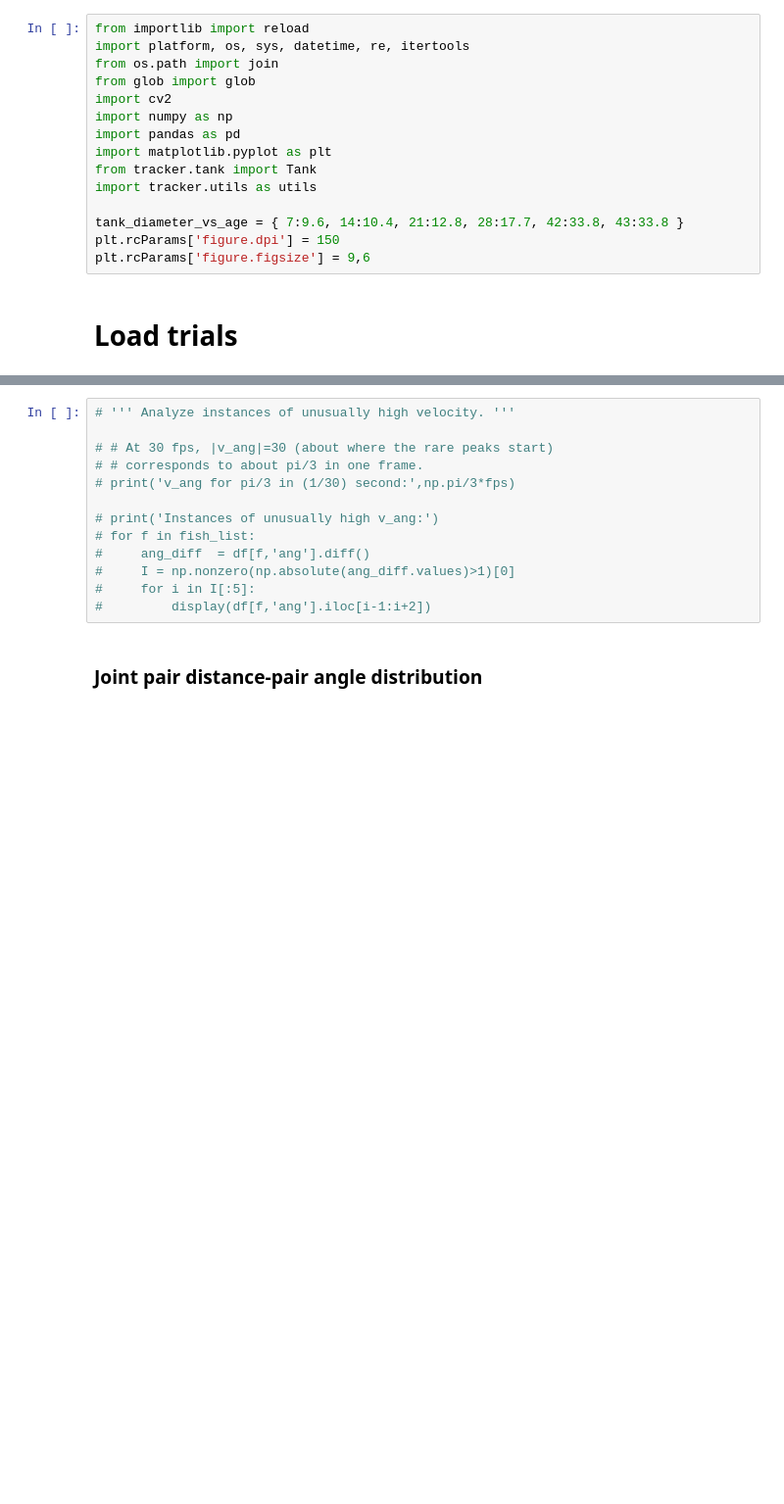
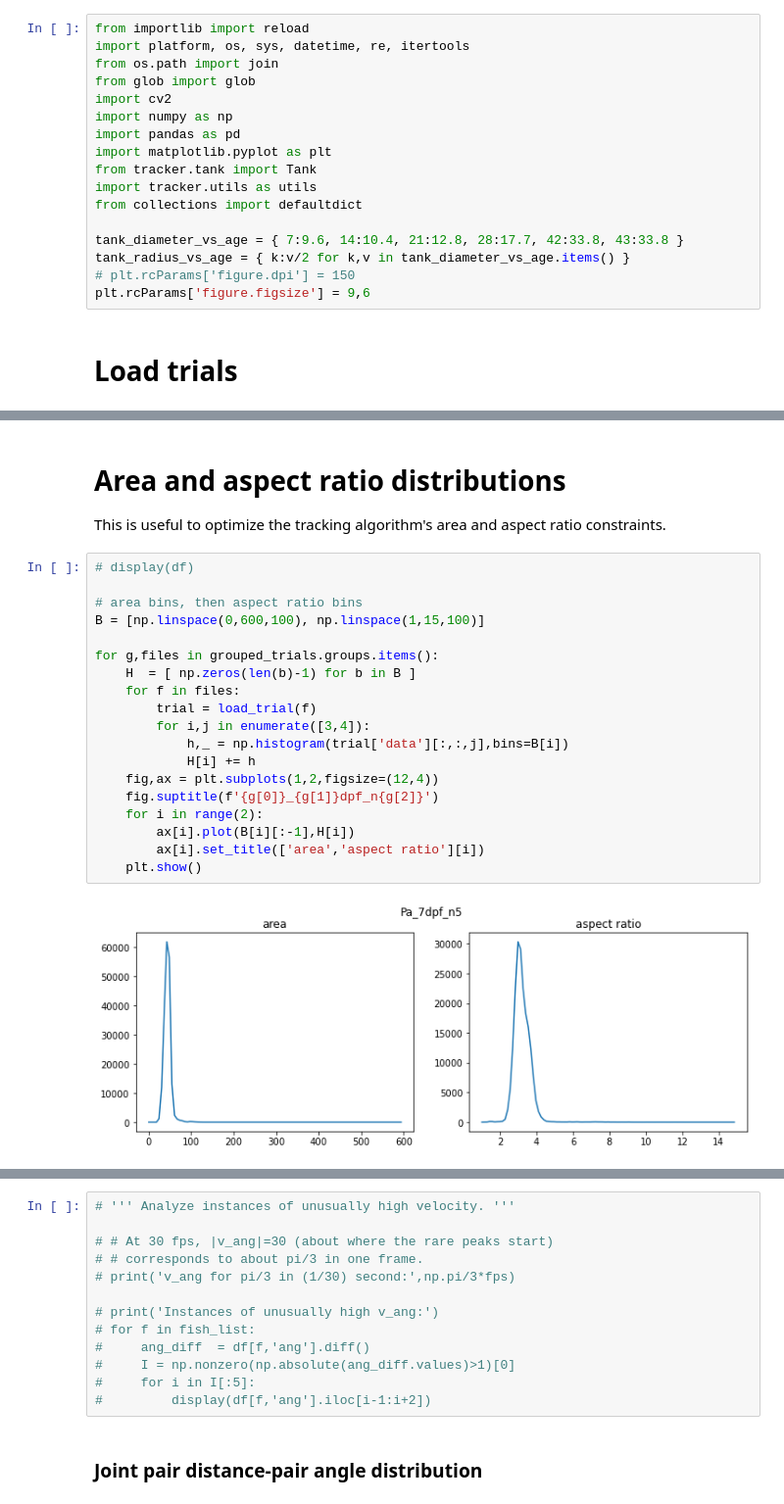
Before and after one commit to yffily/trilab-tracker, a Jupyter notebook: analyze.ipynb, the cells around one changed output, grey strips where cells are left out. Shown at 98% size. Cells and saved outputs as stored; diff of their text form; blank space fills up the shorter version.

```diff
--- a/analyze.ipynb
+++ b/analyze.ipynb
@@ -9,9 +9,11 @@ import pandas as pd
 import matplotlib.pyplot as plt
 from tracker.tank import Tank
 import tracker.utils as utils
+from collections import defaultdict
 
 tank_diameter_vs_age = { 7:9.6, 14:10.4, 21:12.8, 28:17.7, 42:33.8, 43:33.8 }
-plt.rcParams['figure.dpi'] = 150
+tank_radius_vs_age = { k:v/2 for k,v in tank_diameter_vs_age.items() }
+# plt.rcParams['figure.dpi'] = 150
 plt.rcParams['figure.figsize'] = 9,6
 # %% [markdown]
 # Load trials
@@ -149,0 +69,25 @@ for trial_file,trial in trials.items():
+# %% [markdown]
+# Area and aspect ratio distributions
+
+This is useful to optimize the tracking algorithm's area and aspect ratio constraints.
+# %%
+# display(df)
+
+# area bins, then aspect ratio bins
+B = [np.linspace(0,600,100), np.linspace(1,15,100)]
+
+for g,files in grouped_trials.groups.items():
+    H  = [ np.zeros(len(b)-1) for b in B ]
+    for f in files:
+        trial = load_trial(f)
+        for i,j in enumerate([3,4]):
+            h,_ = np.histogram(trial['data'][:,:,j],bins=B[i])
+            H[i] += h
+    fig,ax = plt.subplots(1,2,figsize=(12,4))
+    fig.suptitle(f'{g[0]}_{g[1]}dpf_n{g[2]}')
+    for i in range(2):
+        ax[i].plot(B[i][:-1],H[i])
+        ax[i].set_title(['area','aspect ratio'][i])
+    plt.show()
+# %% [output]
+[figure, added]
```
Also changed, not shown: parts of 31 cells of this notebook, 3 other files.
